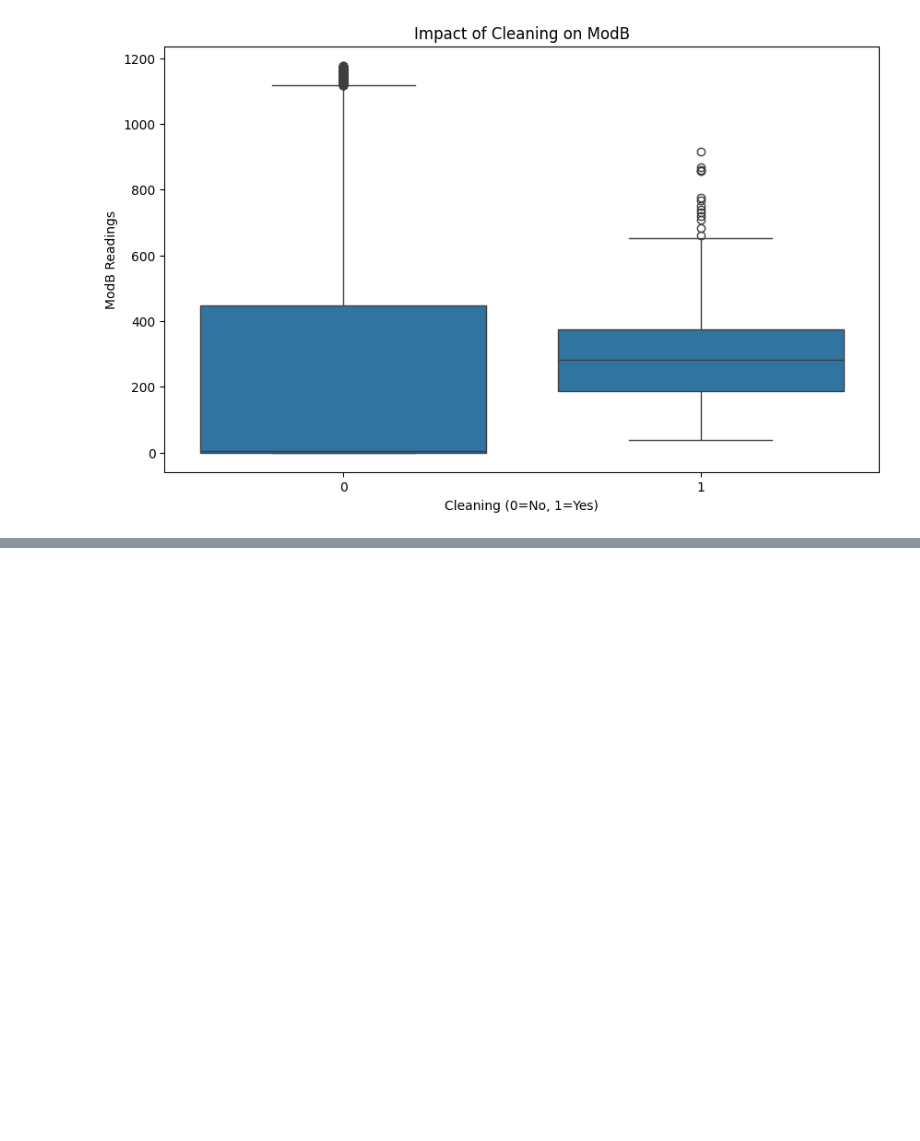
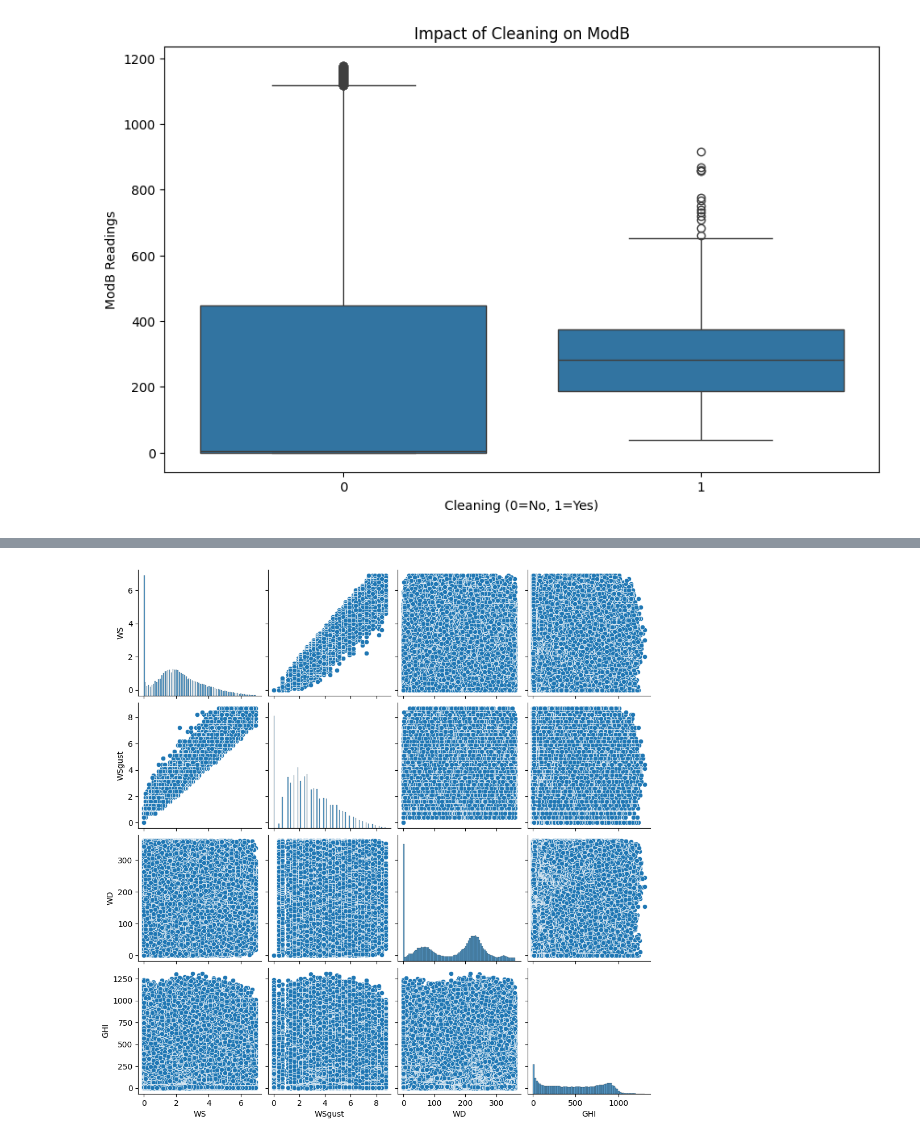
Before and after one commit to Nahom-ketsela/kaim-week-00, a Jupyter notebook: benin.ipynb, the cells around one changed output, grey strips where cells are left out. Cells and saved outputs as stored; diff of their text form; code cells hidden in the pictures; blank space fills up the shorter version.

```diff
--- a/benin.ipynb
+++ b/benin.ipynb
@@ -268,0 +285,6 @@ plt.show()
+# %%
+# Scatter matrix
+sns.pairplot(data[['WS', 'WSgust', 'WD', 'GHI']])
+plt.show()
+# %% [output]
+[figure, added]
```
Also changed, not shown: parts of 2 cells of this notebook.
